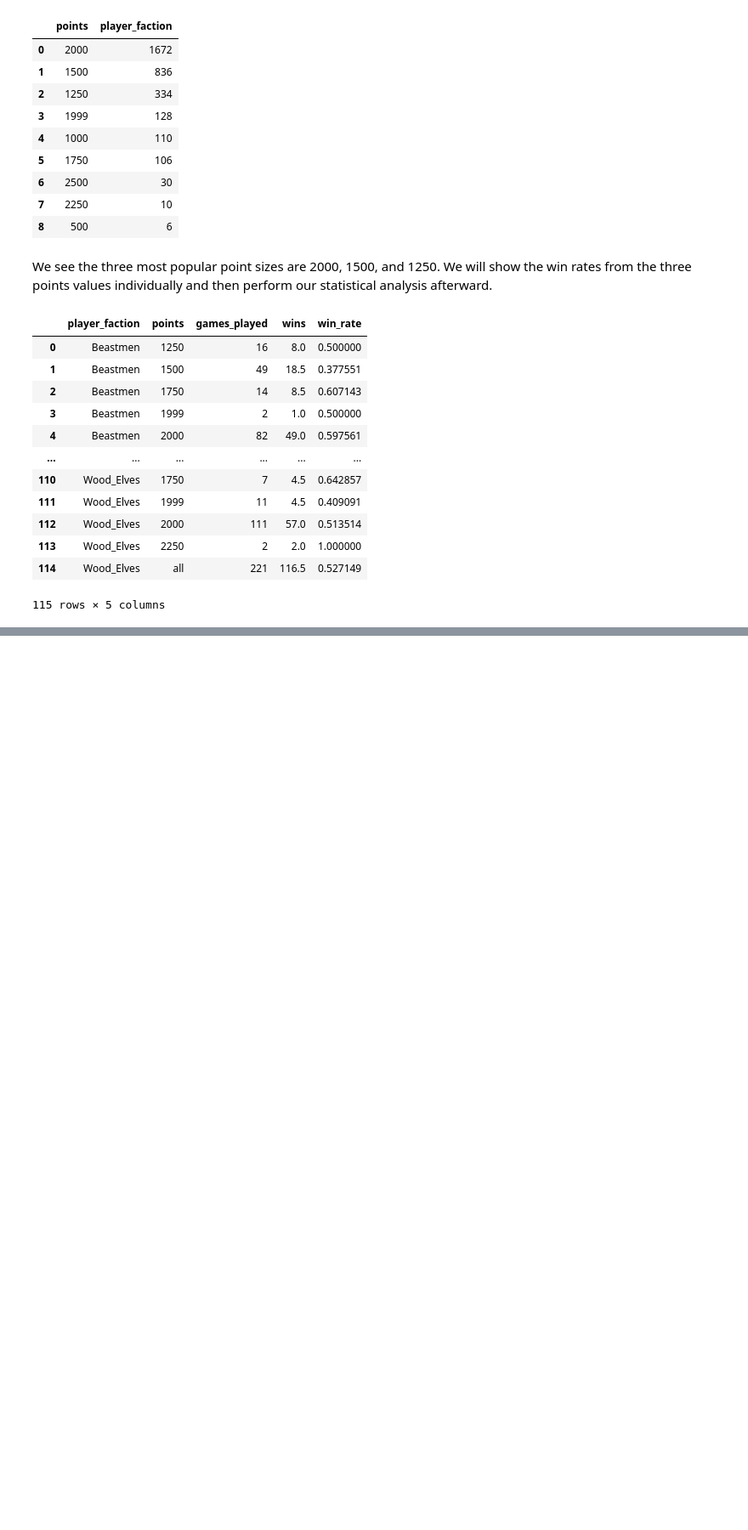
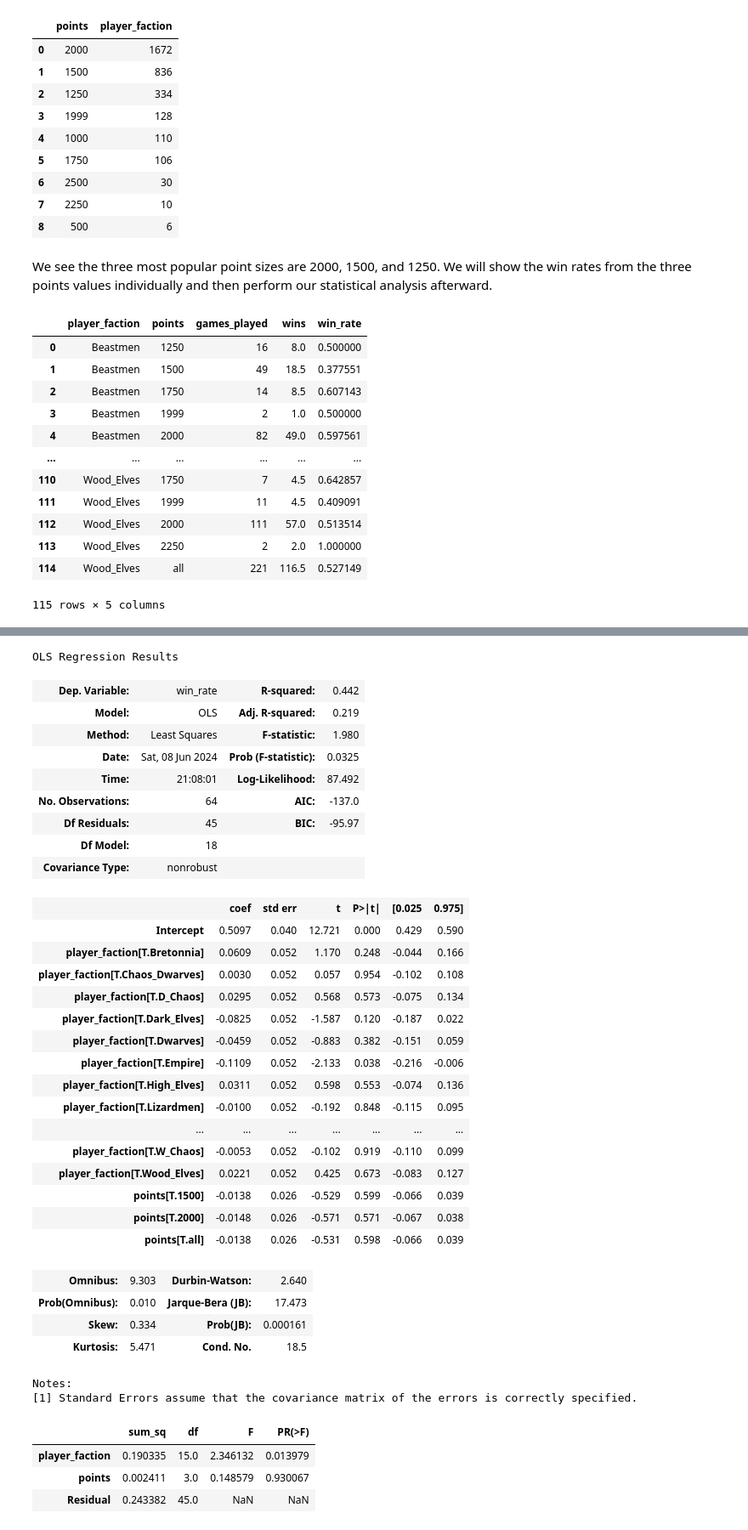
Before and after one commit to jacoblundeen/tow_analysis, a Jupyter notebook: tow_analysis.ipynb, the cells around one changed output, grey strips where cells are left out. Shown at 85% size. Saved outputs shown, nothing was run; the diff lists cells and outputs as text; code cells hidden in the pictures; blank space fills up the shorter version.

Commit message:
Added ANOVA and pairwise testing.

```diff
--- a/tow_analysis.ipynb
+++ b/tow_analysis.ipynb
@@ -209,0 +174,46 @@ strong multicollinearity problems or that the design matrix is singular.
+# %%
+formula = 'win_rate ~ player_faction + points'
+# y, X = dmatrices(formula, data=tow_plot)
+mod = smf.ols(formula, tow_plot).fit()
+mod.summary()
+# %% [output]
+OLS Regression Results
+| Dep. Variable: | win_rate | R-squared: | 0.442 |
+| Model: | OLS | Adj. R-squared: | 0.219 |
+| Method: | Least Squares | F-statistic: | 1.980 |
+| Date: | Sat, 08 Jun 2024 | Prob (F-statistic): | 0.0325 |
+| Time: | 21:08:01 | Log-Likelihood: | 87.492 |
+| No. Observations: | 64 | AIC: | -137.0 |
+| Df Residuals: | 45 | BIC: | -95.97 |
+| Df Model: | 18 |  |  |
+| Covariance Type: | nonrobust |  |  |
+|  | coef | std err | t | P>|t| | [0.025 | 0.975] |
+| Intercept | 0.5097 | 0.040 | 12.721 | 0.000 | 0.429 | 0.590 |
+| player_faction[T.Bretonnia] | 0.0609 | 0.052 | 1.170 | 0.248 | -0.044 | 0.166 |
+| player_faction[T.Chaos_Dwarves] | 0.0030 | 0.052 | 0.057 | 0.954 | -0.102 | 0.108 |
+| player_faction[T.D_Chaos] | 0.0295 | 0.052 | 0.568 | 0.573 | -0.075 | 0.134 |
+| player_faction[T.Dark_Elves] | -0.0825 | 0.052 | -1.587 | 0.120 | -0.187 | 0.022 |
+| player_faction[T.Dwarves] | -0.0459 | 0.052 | -0.883 | 0.382 | -0.151 | 0.059 |
+| player_faction[T.Empire] | -0.1109 | 0.052 | -2.133 | 0.038 | -0.216 | -0.006 |
+| player_faction[T.High_Elves] | 0.0311 | 0.052 | 0.598 | 0.553 | -0.074 | 0.136 |
+| player_faction[T.Lizardmen] | -0.0100 | 0.052 | -0.192 | 0.848 | -0.115 | 0.095 |
+| ... | ... | ... | ... | ... | ... | ... |
+| player_faction[T.W_Chaos] | -0.0053 | 0.052 | -0.102 | 0.919 | -0.110 | 0.099 |
+| player_faction[T.Wood_Elves] | 0.0221 | 0.052 | 0.425 | 0.673 | -0.083 | 0.127 |
+| points[T.1500] | -0.0138 | 0.026 | -0.529 | 0.599 | -0.066 | 0.039 |
+| points[T.2000] | -0.0148 | 0.026 | -0.571 | 0.571 | -0.067 | 0.038 |
+| points[T.all] | -0.0138 | 0.026 | -0.531 | 0.598 | -0.066 | 0.039 |
+| Omnibus: | 9.303 | Durbin-Watson: | 2.640 |
+| Prob(Omnibus): | 0.010 | Jarque-Bera (JB): | 17.473 |
+| Skew: | 0.334 | Prob(JB): | 0.000161 |
+| Kurtosis: | 5.471 | Cond. No. | 18.5 |
+Notes:
+[1] Standard Errors assume that the covariance matrix of the errors is correctly specified.
+# %%
+table = sm.stats.anova_lm(mod, typ=2)
+table
+# %% [output]
+|  | sum_sq | df | F | PR(>F) |
+| player_faction | 0.190335 | 15.0 | 2.346132 | 0.013979 |
+| points | 0.002411 | 3.0 | 0.148579 | 0.930067 |
+| Residual | 0.243382 | 45.0 | NaN | NaN |
```
Also changed, not shown: parts of 7 cells of this notebook.
